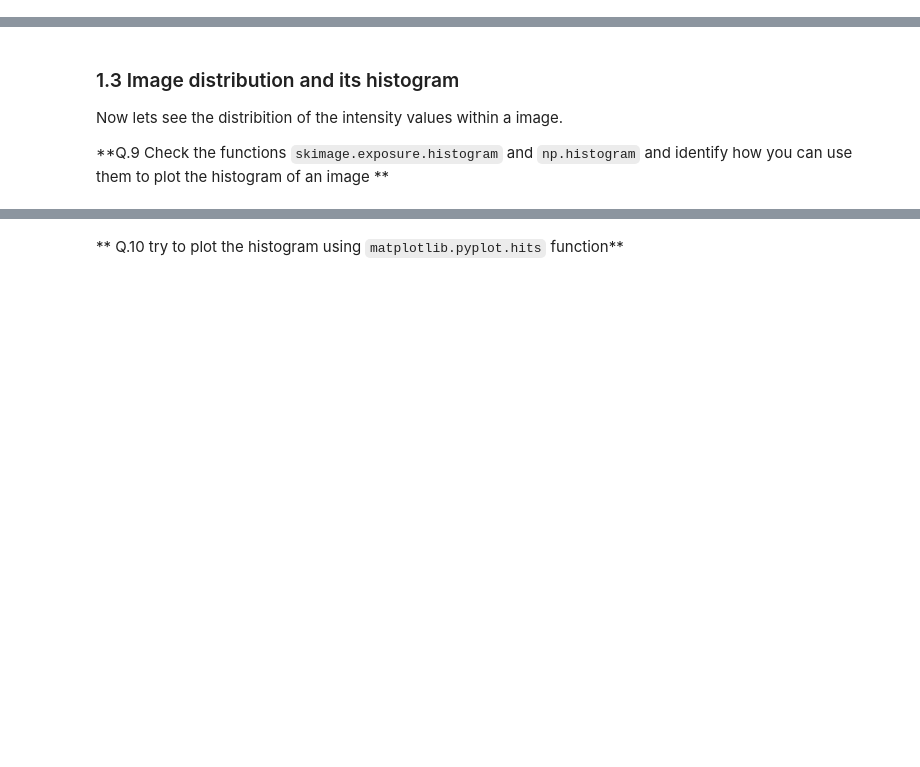
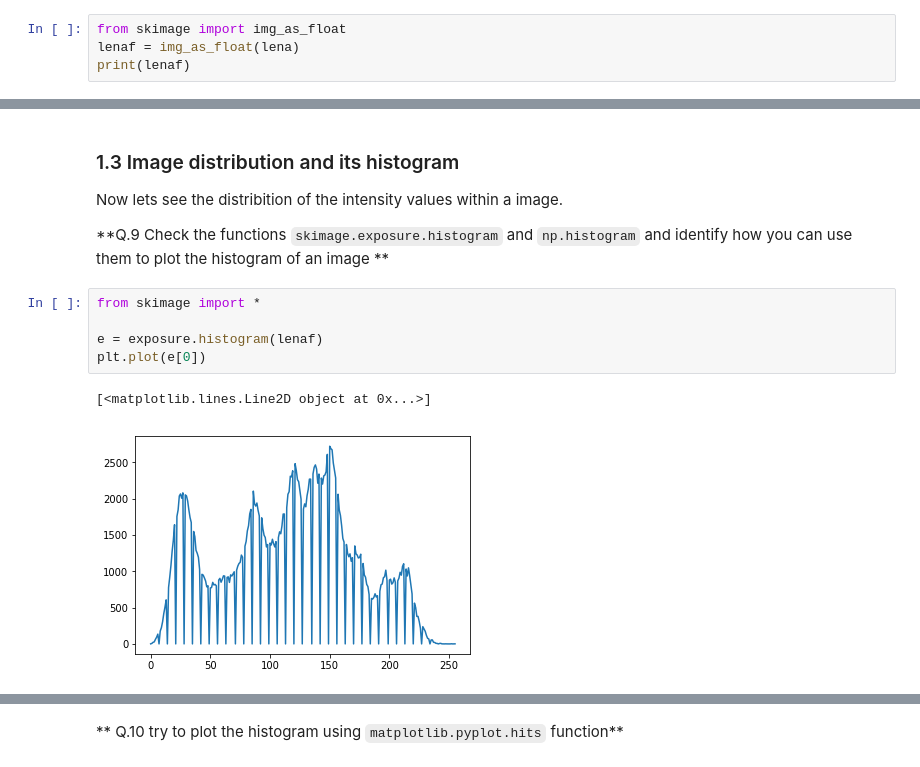
Before and after one commit to majeedhussain49/B31XB-IIP-TP-1718, a Jupyter notebook: 1-introducion/1-introduction-skimage.ipynb, the cells around one changed output, grey strips where cells are left out. Drawn from its saved outputs; the diff is of its cells as text; blank space fills up the shorter version.

```diff
--- a/1-introducion/1-introduction-skimage.ipynb
+++ b/1-introducion/1-introduction-skimage.ipynb
@@ -100,3 +129,7 @@ A set of functions allow to make automatic conversion between type and range and
 Usually, algorithms expect images as float type in the range [0.0, 1.0]. However, the previous data were coded with 8-bits unsigned integer.
 
 **Q.8 Convert the data into float included in the range [0.0, 1.0].**
+# %%
+from skimage import img_as_float
+lenaf = img_as_float(lena)
+print(lenaf)
@@ -107,3 +156,11 @@ Lets save the created float image using the **io** module from skimage
 Now lets see the distribition of the intensity values within a image.
 
 **Q.9 Check the functions `skimage.exposure.histogram` and `np.histogram` and identify how you can use them to plot the histogram of an image **
+# %%
+from skimage import *
+
+e = exposure.histogram(lenaf)
+plt.plot(e[0])
+# %% [output]
+[<matplotlib.lines.Line2D object at 0x...>]
+[figure, added]
```
Also changed, not shown: parts of 9 cells of this notebook, 1 other file.
